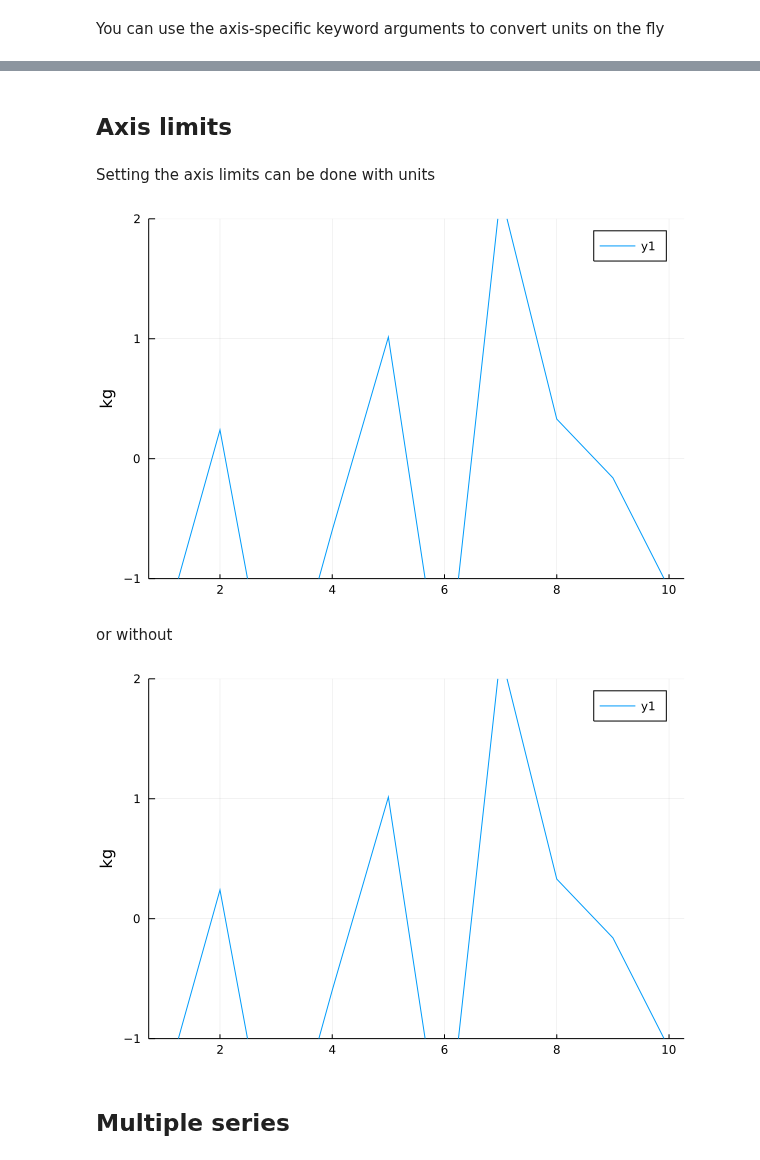
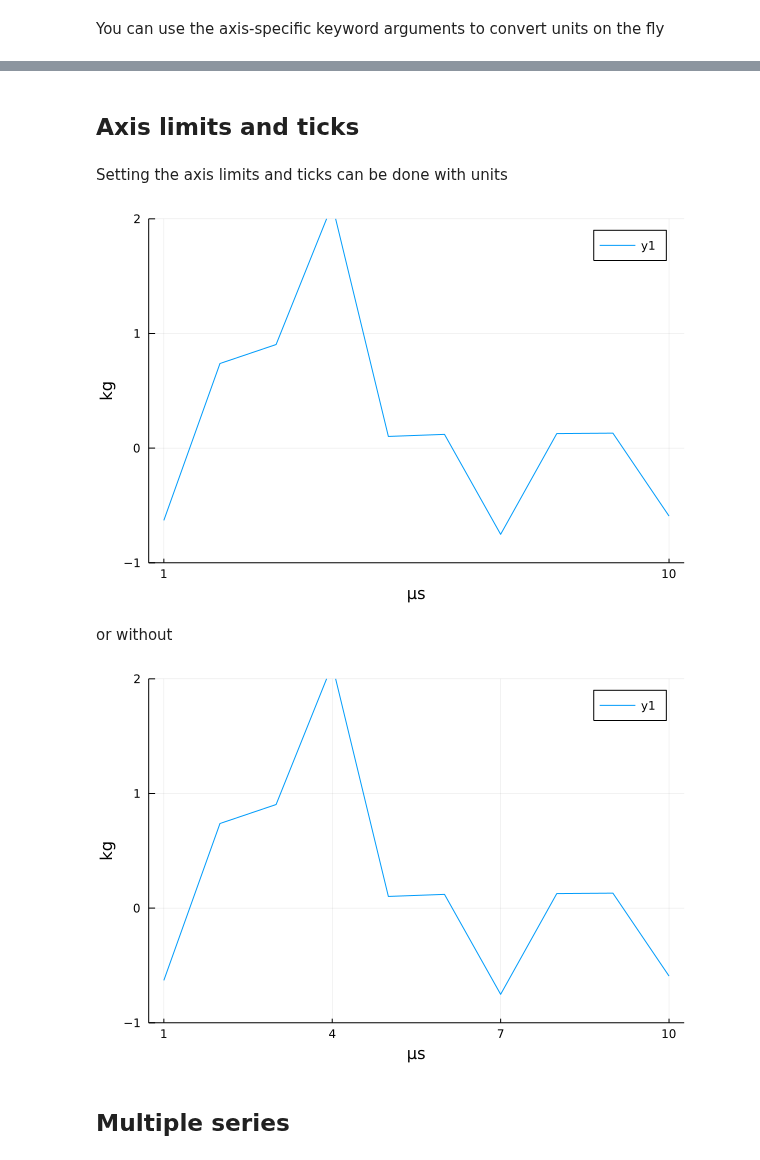
Before and after one commit to jw3126/UnitfulRecipes.jl, a Jupyter notebook: dev/notebooks/1_Examples.ipynb, the cells around one changed output, grey strips where cells are left out. Saved outputs shown, nothing was run; the diff lists cells and outputs as text; code cells hidden in the pictures.

```diff
--- a/dev/notebooks/1_Examples.ipynb
+++ b/dev/notebooks/1_Examples.ipynb
@@ -115,17 +115,18 @@ plot(y, yunit=u"g")
 # %% [markdown]
-## Axis limits
+## Axis limits and ticks
 # %% [markdown]
-Setting the axis limits can be done with units
+Setting the axis limits and ticks can be done with units
 # %%
-plot(y, ylims=(-1000u"g",2000u"g"))
+x = (1:length(y)) * u"μs"
+plot(x, y, ylims=(-1000u"g",2000u"g"), xticks = x[[1,end]])
 # %% [output]
-[figure, old version]
+[figure, new version]
 # %% [markdown]
 or without
 # %%
-plot(y, ylims=(-1,2))
+plot(x, y, ylims=(-1,2), xticks=1:3:length(x))
 # %% [output]
-[figure, old version]
+[figure, new version]
 # %% [markdown]
 ## Multiple series
 # %% [markdown]
```
Also changed, not shown: parts of 18 cells of this notebook, 5 other files.
